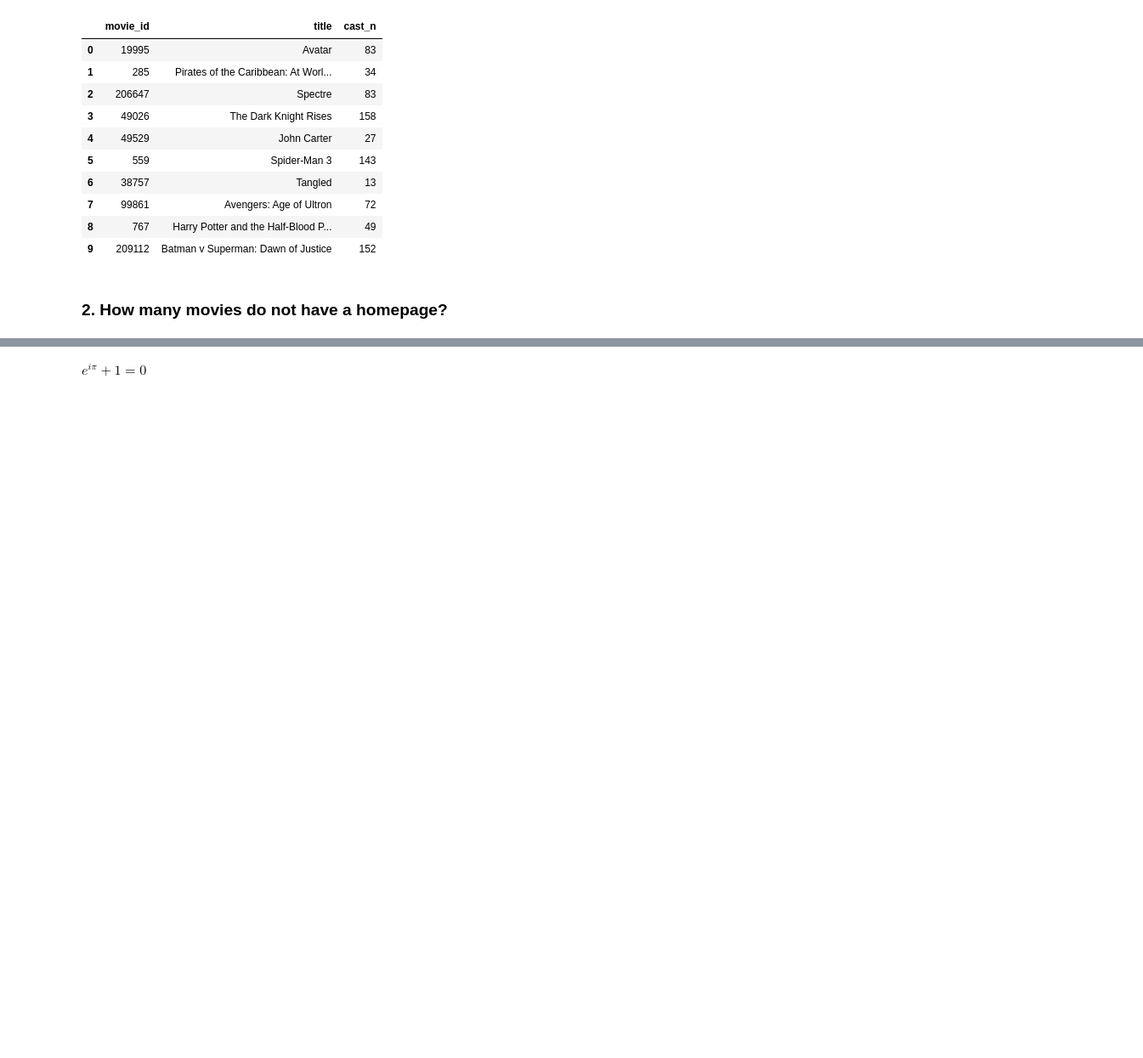
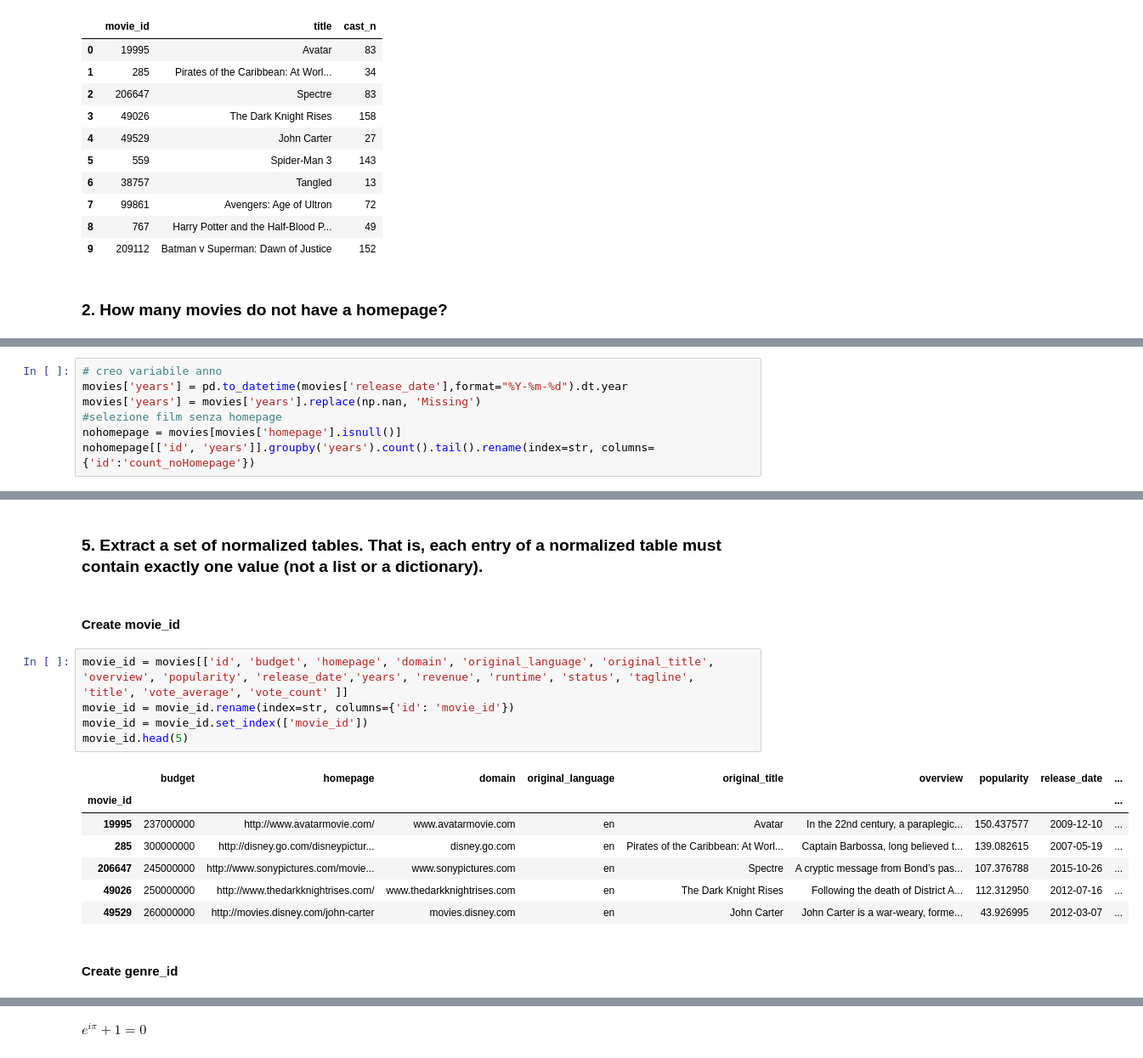
Before and after one commit to daraste/Foundations-of-Computer-Science, a Jupyter notebook: Foundations_of_Computer_Science_Project.ipynb, the cells around one changed output, grey strips where cells are left out. Shown at 85% size. Drawn from its saved outputs; the diff is of its cells as text; blank space fills up the shorter version.

```diff
--- a/Foundations_of_Computer_Science_Project.ipynb
+++ b/Foundations_of_Computer_Science_Project.ipynb
@@ -67,0 +84,7 @@ credits[['movie_id','title','cast_n']].head(10)
+# %%
+# creo variabile anno
+movies['years'] = pd.to_datetime(movies['release_date'],format="%Y-%m-%d").dt.year
+movies['years'] = movies['years'].replace(np.nan, 'Missing')
+#selezione film senza homepage
+nohomepage = movies[movies['homepage'].isnull()]
+nohomepage[['id', 'years']].groupby('years').count().tail().rename(index=str, columns={'id':'count_noHomepage'})
@@ -67,0 +116,19 @@ credits[['movie_id','title','cast_n']].head(10)
+# %% [markdown]
+### 5. Extract a set of normalized tables. That is, each entry of a normalized table must contain exactly one value (not a list or a dictionary).
+# %% [markdown]
+#### Create movie_id
+# %%
+movie_id = movies[['id', 'budget', 'homepage', 'domain', 'original_language', 'original_title', 'overview', 'popularity', 'release_date','years', 'revenue', 'runtime', 'status', 'tagline', 'title', 'vote_average', 'vote_count' ]]
+movie_id = movie_id.rename(index=str, columns={'id': 'movie_id'})
+movie_id = movie_id.set_index(['movie_id'])
+movie_id.head(5)
+# %% [output]
+|  | budget | homepage | domain | original_language | original_title | overview | popularity | release_date | ... |
+| movie_id |  |  |  |  |  |  |  |  | ... |
+| 19995 | 237000000 | http://www.avatarmovie.com/ | www.avatarmovie.com | en | Avatar | In the 22nd century, a paraplegic... | 150.437577 | 2009-12-10 | ... |
+| 285 | 300000000 | http://disney.go.com/disneypictur... | disney.go.com | en | Pirates of the Caribbean: At Worl... | Captain Barbossa, long believed t... | 139.082615 | 2007-05-19 | ... |
+| 206647 | 245000000 | http://www.sonypictures.com/movie... | www.sonypictures.com | en | Spectre | A cryptic message from Bond’s pas... | 107.376788 | 2015-10-26 | ... |
+| 49026 | 250000000 | http://www.thedarkknightrises.com/ | www.thedarkknightrises.com | en | The Dark Knight Rises | Following the death of District A... | 112.312950 | 2012-07-16 | ... |
+| 49529 | 260000000 | http://movies.disney.com/john-carter | movies.disney.com | en | John Carter | John Carter is a war-weary, forme... | 43.926995 | 2012-03-07 | ... |
+# %% [markdown]
+#### Create genre_id
```
Also changed, not shown: parts of 19 cells of this notebook.
